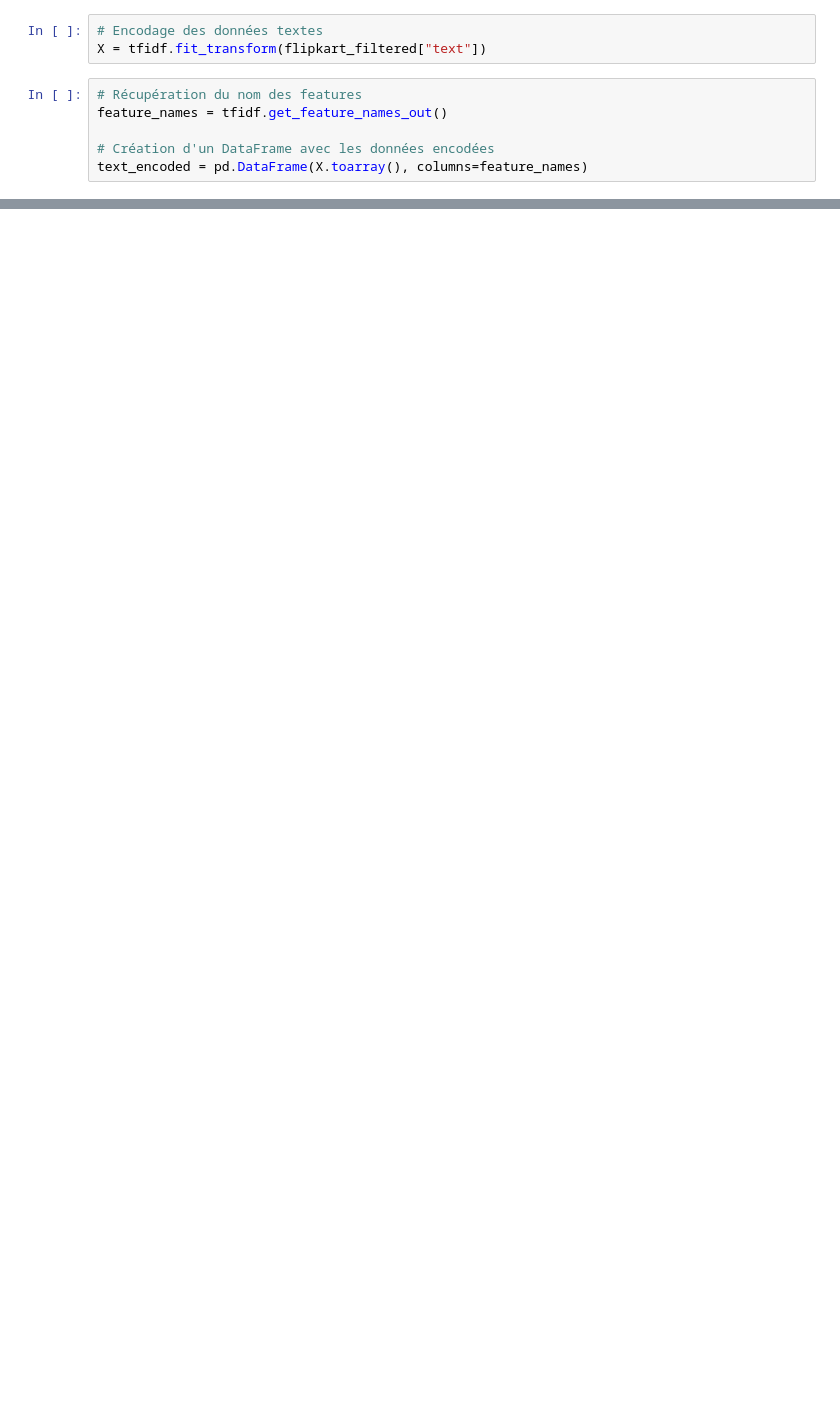
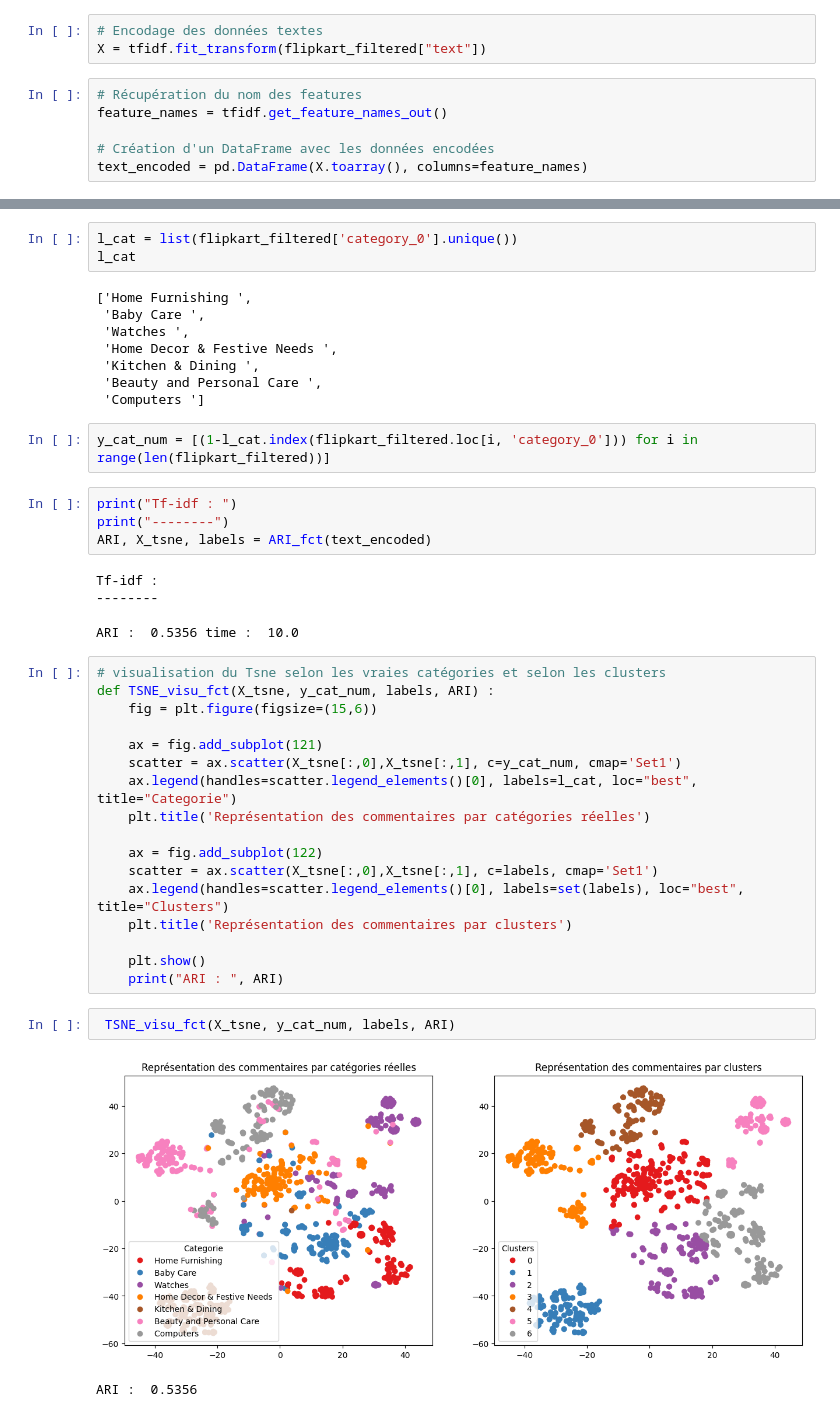
Before and after one commit to Hedredo/oc_projet_6, a Jupyter notebook: 1_notebook_classification_072024.ipynb, the cells around one changed output, grey strips where cells are left out. Cells and saved outputs as stored; diff of their text form; blank space fills up the shorter version.

```diff
--- a/1_notebook_classification_072024.ipynb
+++ b/1_notebook_classification_072024.ipynb
@@ -440,0 +610,43 @@ El
+# %%
+l_cat = list(flipkart_filtered['category_0'].unique())
+l_cat
+# %% [output]
+['Home Furnishing ',
+ 'Baby Care ',
+ 'Watches ',
+ 'Home Decor & Festive Needs ',
+ 'Kitchen & Dining ',
+ 'Beauty and Personal Care ',
+ 'Computers ']
+# %%
+y_cat_num = [(1-l_cat.index(flipkart_filtered.loc[i, 'category_0'])) for i in range(len(flipkart_filtered))]
+# %%
+print("Tf-idf : ")
+print("--------")
+ARI, X_tsne, labels = ARI_fct(text_encoded)
+# %% [output]
+Tf-idf :
+--------
+ARI :  0.5356 time :  10.0
+# %%
+# visualisation du Tsne selon les vraies catégories et selon les clusters
+def TSNE_visu_fct(X_tsne, y_cat_num, labels, ARI) :
+    fig = plt.figure(figsize=(15,6))
+
+    ax = fig.add_subplot(121)
+    scatter = ax.scatter(X_tsne[:,0],X_tsne[:,1], c=y_cat_num, cmap='Set1')
+    ax.legend(handles=scatter.legend_elements()[0], labels=l_cat, loc="best", title="Categorie")
+    plt.title('Représentation des commentaires par catégories réelles')
+
+    ax = fig.add_subplot(122)
+    scatter = ax.scatter(X_tsne[:,0],X_tsne[:,1], c=labels, cmap='Set1')
+    ax.legend(handles=scatter.legend_elements()[0], labels=set(labels), loc="best", title="Clusters")
+    plt.title('Représentation des commentaires par clusters')
+
+    plt.show()
+    print("ARI : ", ARI)
+# %%
+ TSNE_visu_fct(X_tsne, y_cat_num, labels, ARI)
+# %% [output]
+[figure, added]
+ARI :  0.5356
```
Also changed, not shown: parts of 43 cells of this notebook, 3 other files.
